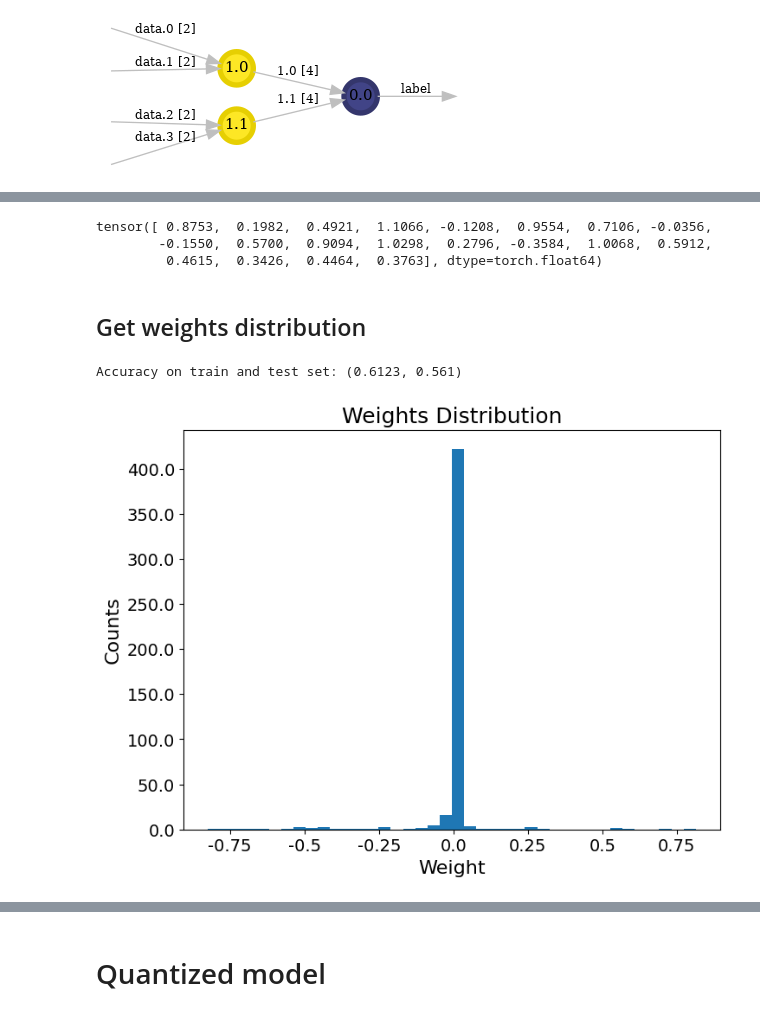
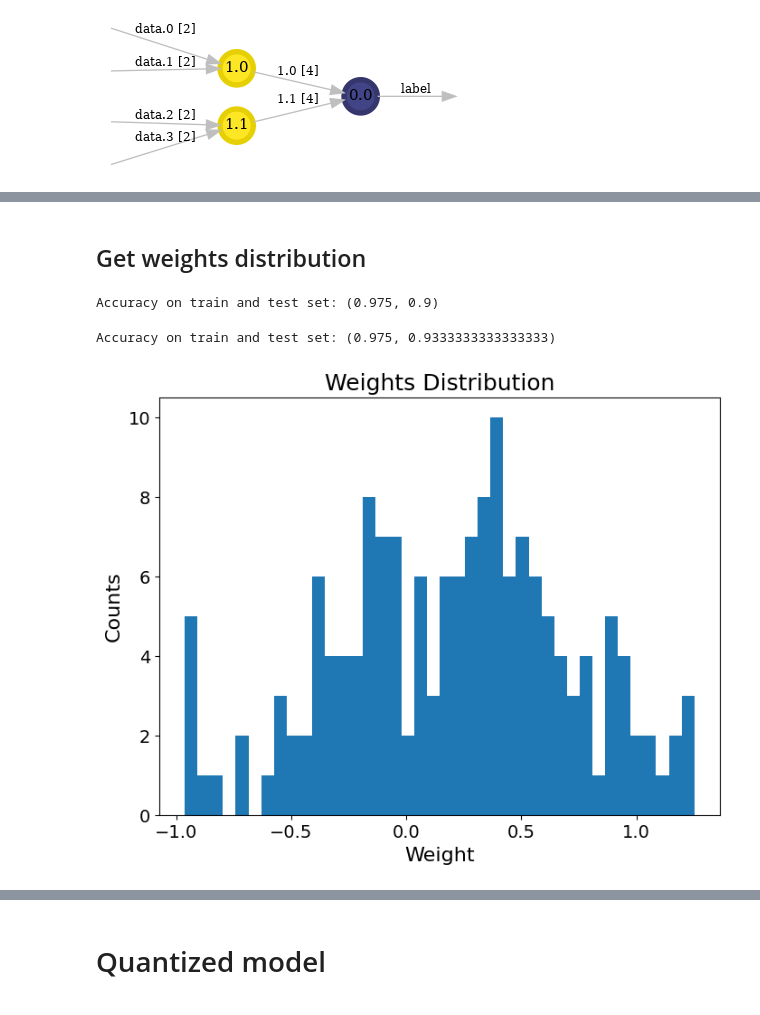
Before and after one commit to c0pp1/TTN4HEP, a Jupyter notebook: TTN/myttnlibrary.ipynb, the cells around one changed output, grey strips where cells are left out. Cells and saved outputs as stored; diff of their text form; code cells hidden in the pictures.

```diff
--- a/TTN/myttnlibrary.ipynb
+++ b/TTN/myttnlibrary.ipynb
@@ -798,7 +195,7 @@ def loss(labels, output, weights, l=0.1):
 # %%
 DEVICE = 'cuda'
 BOND_DIM = 10
-DTYPE = torch.double
+DTYPE = torch.float
 N_LABELS = 3
 
 model = TTNModel(features, bond_dim=BOND_DIM, n_labels=N_LABELS, device=DEVICE, dtype=DTYPE)
@@ -907,7 +242,7 @@ scheduler = schedulers[0]
 tot_loss_history = []
 now = datetime.now()
 for epoch in trange(EPOCHS, desc='epochs', position=0):
-    loss_history = train_one_epoch(model, DEVICE, train_dl, loss, optimizer)
+    loss_history = train_one_epoch(model, DEVICE, train_dl, lambda *x: loss(*x, l=LAMBDA), optimizer)
     tot_loss_history += loss_history
     if epoch % SCHEDULER_STEPS == SCHEDULER_STEPS-1:
         scheduler.step()
@@ -1006,9 +330,3 @@ tensor([[ 0.8753],
-# %%
-test_out
-# %% [output]
-tensor([ 0.8753,  0.1982,  0.4921,  1.1066, -0.1208,  0.9554,  0.7106, -0.0356,
-        -0.1550,  0.5700,  0.9094,  1.0298,  0.2796, -0.3584,  1.0068,  0.5912,
-         0.4615,  0.3426,  0.4464,  0.3763], dtype=torch.float64)
 # %%
 #save model weights
 np.savez(f'models/weights_{now.strftime("%Y%m%d-%H%M%S")}.npz', **{key.name : value.cpu().detach() for key, value in model._TTN__tensor_map.items()})
@@ -1051,9 +344,11 @@ def get_weights_population(n, dataloader, disable_pbar=False, **kws):
     SCHEDULER_STEPS = 4
     train_dl, test_dl, features = dataloader(batch_size=BATCH_SIZE, **kws)
 
+    N_LABELS = next(iter(train_dl))[1].shape[1]
+
     pbar = tqdm(total=n*EPOCHS*len(train_dl), position=0, desc='weights population', leave=True, disable=disable_pbar)
     for _ in range(n):
-        model = TTNModel(features, bond_dim=BOND_DIM, n_labels=1, device=DEVICE, dtype=DTYPE)
+        model = TTNModel(features, bond_dim=BOND_DIM, n_labels=N_LABELS, device=DEVICE, dtype=DTYPE)
         model.initialize(True, train_dl, loss, INIT_EPOCHS, disable_pbar=True)
         model.train()
         model.to(DEVICE)
@@ -1074,26 +369,27 @@ def get_weights_population(n, dataloader, disable_pbar=False, **kws):
         weights_ls.append(torch.concat(weights, dim=0))
         train_dl, test_dl, h = dataloader(batch_size=BATCH_SIZE, **kws)
     return torch.stack(weights_ls)
-# %%
-BOND_DIM = 10
-weights = get_weights_population(1, get_higgs_data_loaders)
-# %% [output]
-Accuracy on train and test set: (0.6123, 0.561)
+# %%
+BOND_DIM = 4
+weights = get_weights_population(2, get_iris_data_loaders, sel_labels=['Iris-virginica', 'Iris-versicolor', 'Iris-setosa'])
+# %% [output]
+Accuracy on train and test set: (0.975, 0.9)
+Accuracy on train and test set: (0.975, 0.9333333333333333)
 # %%
 weights_plt = weights.flatten().numpy()
 np.save(f'models/weights_{BOND_DIM}_{now.strftime("%Y%m%d-%H%M%S")}.npy', weights.numpy())
 FS = 16
 fig, ax = plt.subplots(1, 1, figsize=(8, 6))
 ax.hist(weights_plt, bins=40)
 ax.set_xlabel('Weight', fontsize=FS)
 ax.set_ylabel('Counts', fontsize=FS)
 ax.set_title('Weights Distribution', fontsize=FS+2)
-ax.set_xticklabels(ax.get_xticks(), fontsize=FS-2)
-ax.set_yticklabels(ax.get_yticks(), fontsize=FS-2)
+ax.tick_params(axis='both', which='major', labelsize=FS-2)
+#ax.set_yticklabels(ax.get_yticks(), fontsize=FS-2)
 
 fig.savefig(f'models/weight_distribution_{BOND_DIM}_{now.strftime("%Y%m%d-%H%M%S")}.svg')
 # %% [output]
-[figure, old version]
+[figure, new version]
 # %%
 print('min', np.abs(weights.numpy()).min(), 'max', np.abs(weights.numpy()).max(), sep='\n')
 # %% [output]
```
Also changed, not shown: parts of 36 cells of this notebook, 4 other files.
